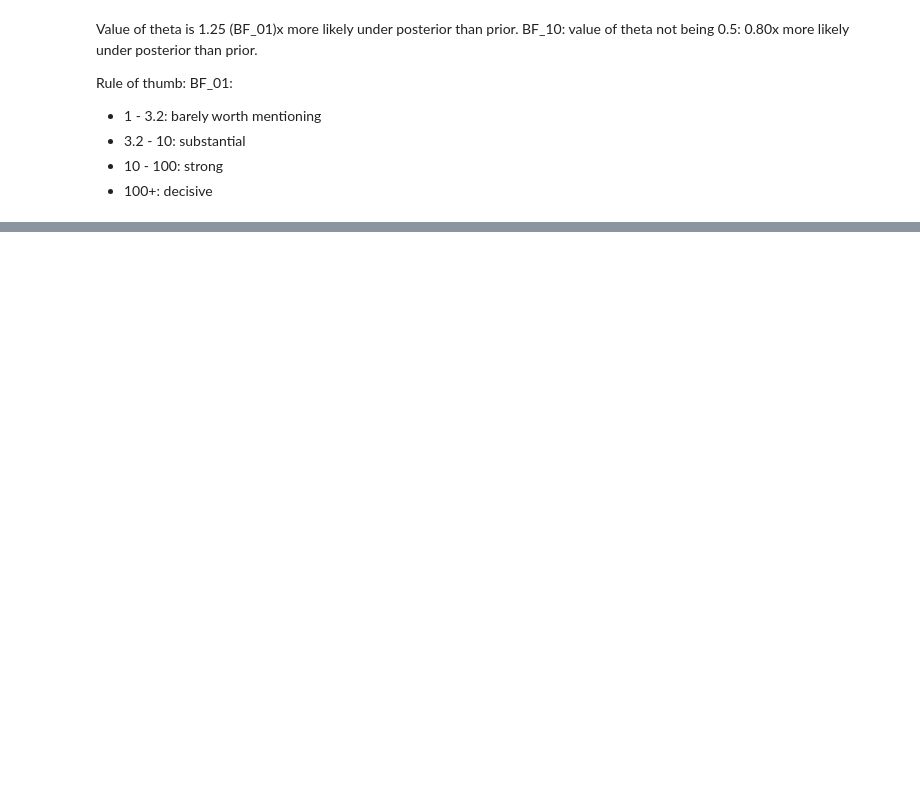
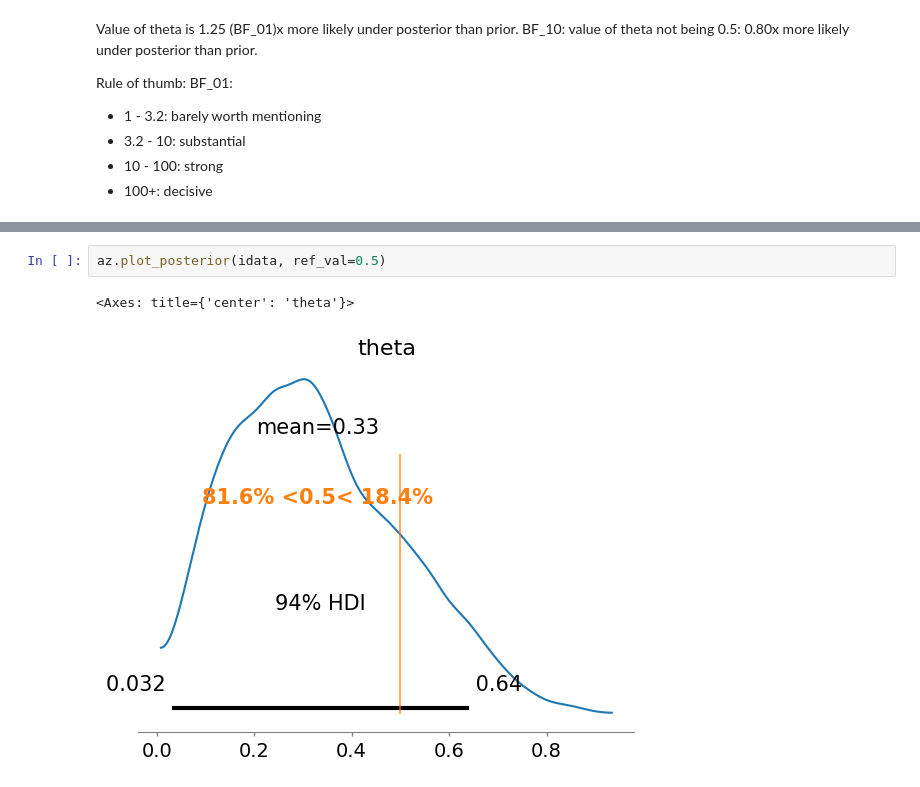
Before and after one commit to damiansp/completePython, a Jupyter notebook: bayesian/bap/02_programming_probabilistically.ipynb, the cells around one changed output, grey strips where cells are left out. Cells and saved outputs as stored; diff of their text form; blank space fills up the shorter version.

```diff
--- a/bayesian/bap/02_programming_probabilistically.ipynb
+++ b/bayesian/bap/02_programming_probabilistically.ipynb
@@ -60,0 +66,5 @@ Rule of thumb: BF_01:
+# %%
+az.plot_posterior(idata, ref_val=0.5)
+# %% [output]
+<Axes: title={'center': 'theta'}>
+[figure, added]
```
Also changed, not shown: parts of 7 cells of this notebook.
